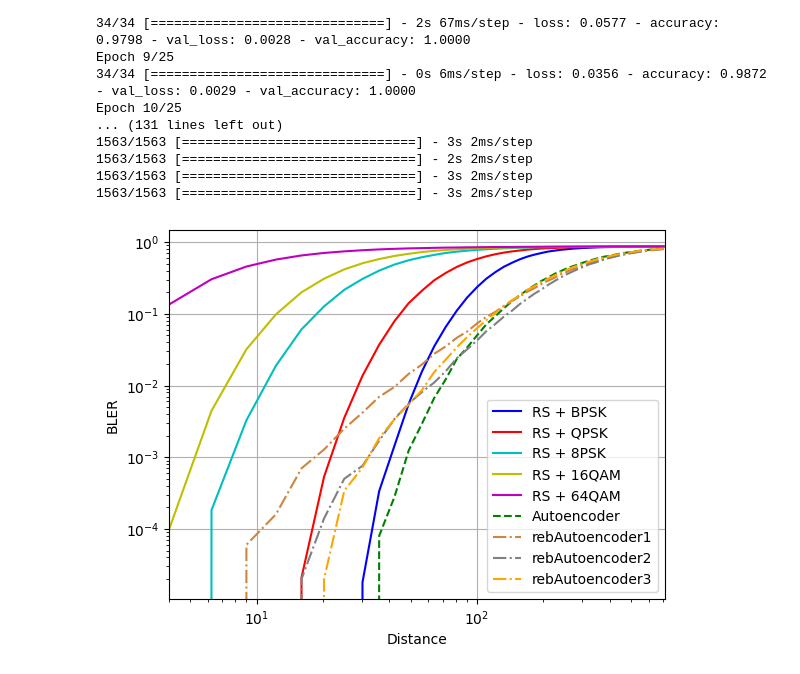
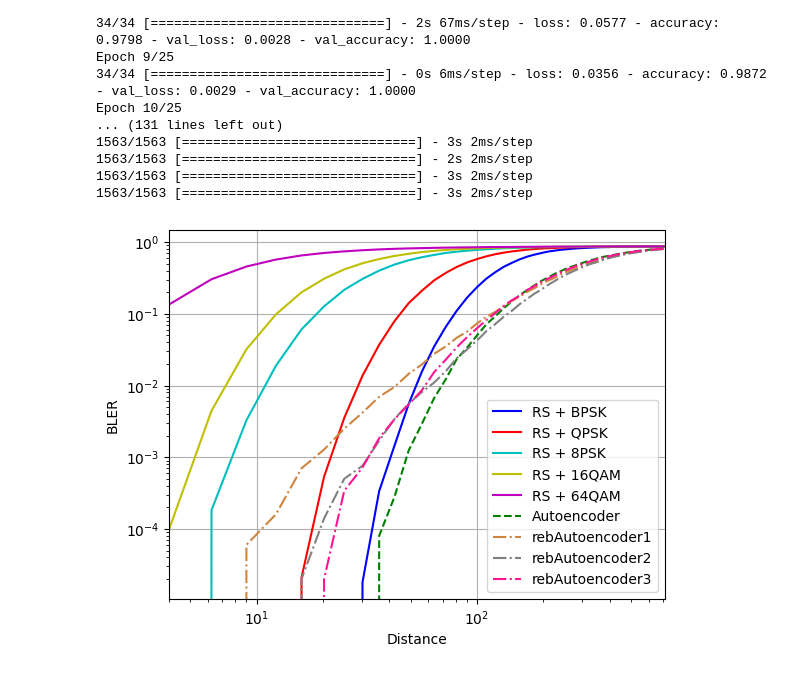
Before and after one commit to iTosy/Approaches-of-Applying-Deep-Learning-in-Physical-Layer, a Jupyter notebook: finale.ipynb, the cells around one changed output. Saved outputs shown, nothing was run; the diff lists cells and outputs as text; code cells hidden in the pictures.

```diff
--- a/finale.ipynb
+++ b/finale.ipynb
@@ -775,20 +775,20 @@ Epoch 10/25
 # %%
 plt.figure()
 plt.grid(True)
 plt.xlim(4,711)
 plt.xlabel('Distance')
 plt.ylabel('BLER')
 plt.semilogy(distances, ber_rs_bp, c = 'blue', label = 'RS + BPSK')
 plt.semilogy(distances, ber_rs_qp, c = 'r', label = 'RS + QPSK')
 plt.semilogy(distances, ber_rs_8p, c = 'c', label = 'RS + 8PSK')
 plt.semilogy(distances, ber_rs_16q, c = 'y', label = 'RS + 16QAM')
 plt.semilogy(distances, ber_rs_64q, c = 'm', label = 'RS + 64QAM')
 plt.semilogy(distances, ber_autoenco, c = 'g', ls = '--', label = 'Autoencoder')
 plt.semilogy(distances, ber_reb1, c = 'peru', ls = '-.', label = 'rebAutoencoder1')
 plt.semilogy(distances, ber_reb2, c = 'gray', ls = '-.', label = 'rebAutoencoder2')
-plt.semilogy(distances, ber_reb3, c = 'orange', ls = '-.', label = 'rebAutoencoder3')
+plt.semilogy(distances, ber_reb3, c = 'deeppink', ls = '-.', label = 'rebAutoencoder3')
 plt.legend(loc='best')
 plt.xscale('log')
 plt.grid('True')
 # %% [output]
-[figure, old version]
+[figure, new version]
```
